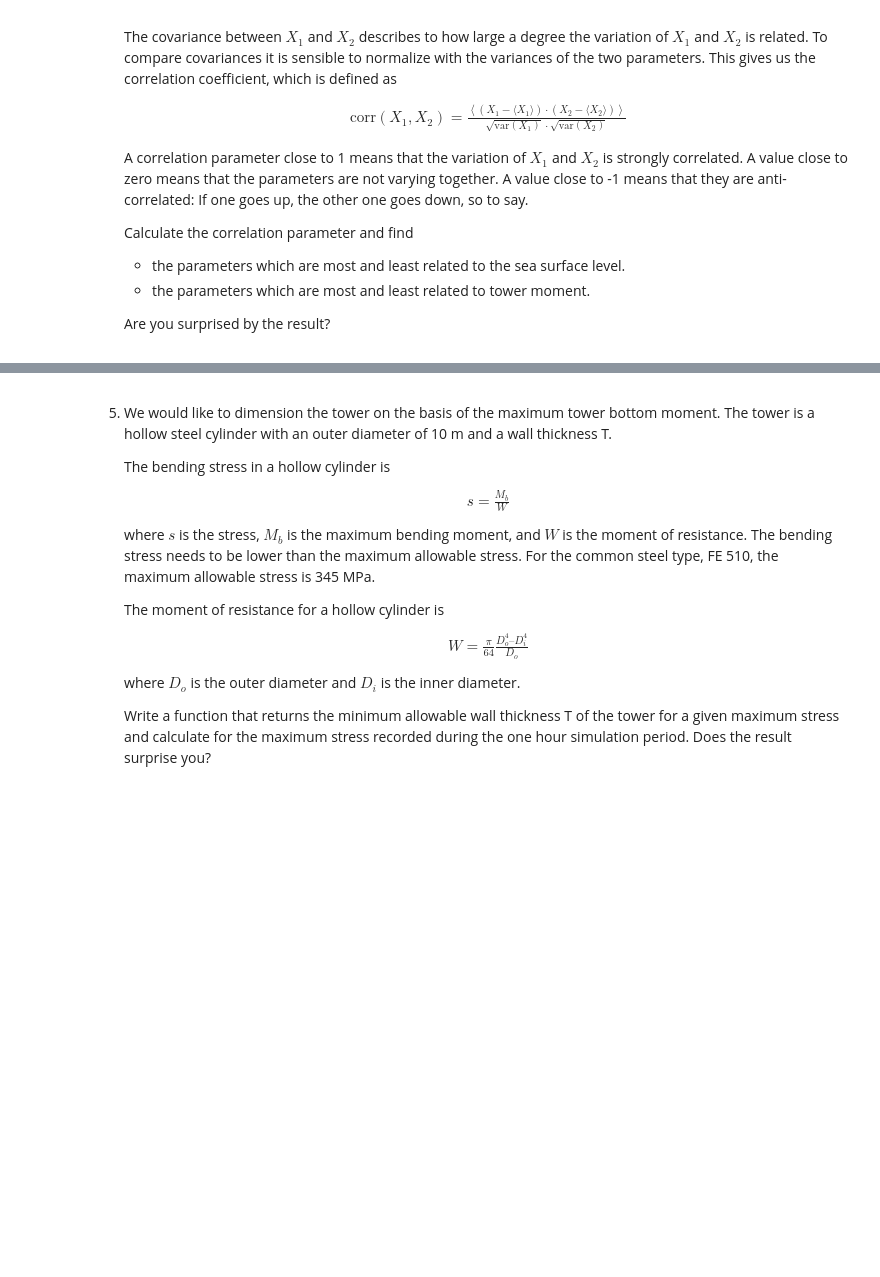
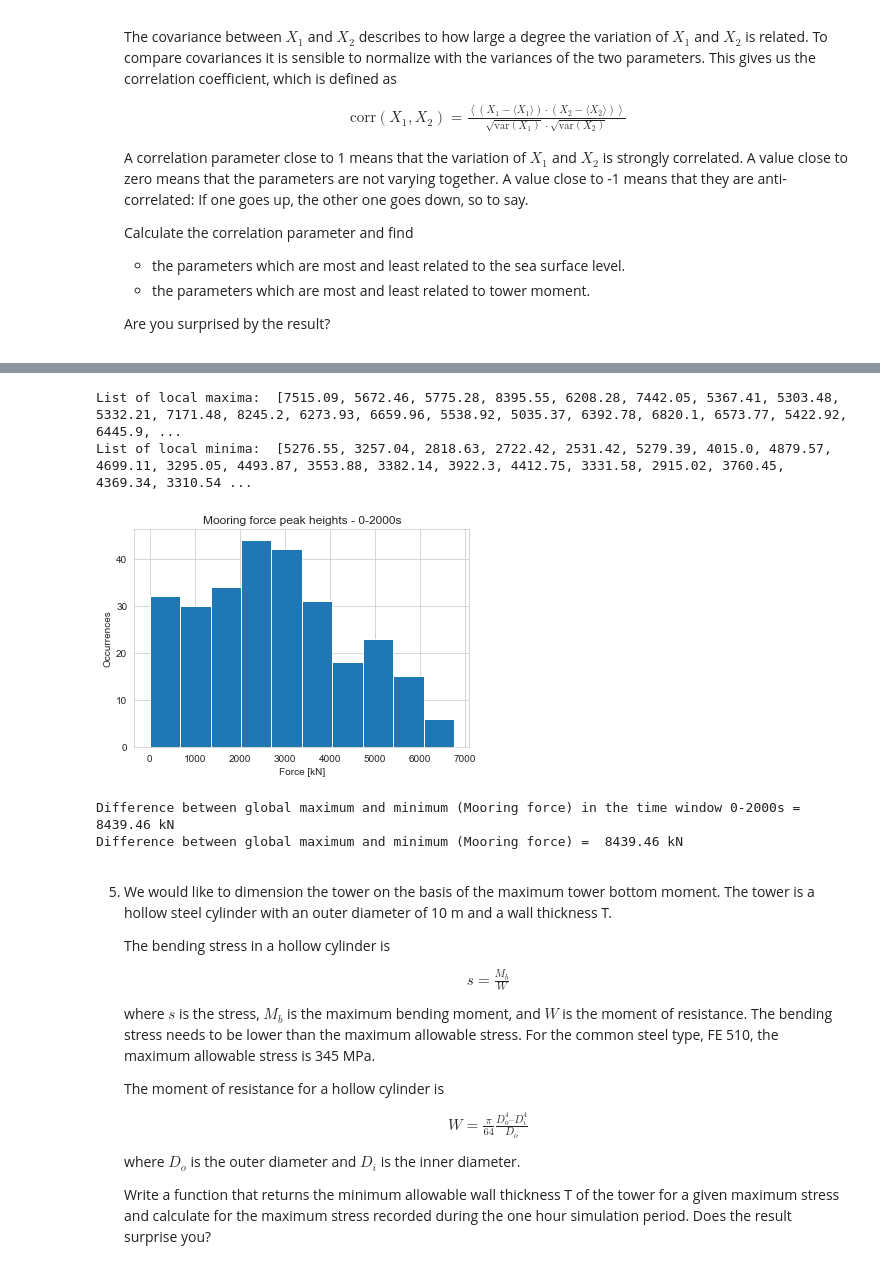
Before and after one commit to smilex555/phys718-hwp, a Jupyter notebook: project1-test/Project_1_Floating_Wind_Turbine_students.ipynb, the cells around one changed output, grey strips where cells are left out. Drawn from its saved outputs; the diff is of its cells as text; code cells hidden in the pictures; blank space fills up the shorter version.

```diff
--- a/project1-test/Project_1_Floating_Wind_Turbine_students.ipynb
+++ b/project1-test/Project_1_Floating_Wind_Turbine_students.ipynb
@@ -494,3 +621,31 @@ Tower mom.           1.00
+# %%
+smooring2 = sliceArray(mooring, t, 0, 2000)
+stime2 = sliceArray(t, t, 0, 2000)
+
+lmaxsmooring2, lmaxsmooringi2, lminsmooring2, lminsmooringi2 = locext(smooring2)
+diffsmooring2 = diffext(lmaxsmooring2, lmaxsmooringi2, lminsmooring2, lminsmooringi2)
+
+print("List of local maxima: ", lmaxsmooring2)
+print("List of local minima: ", lminsmooring2)
+
+plt.hist(diffsmooring2, bins = 10)
+plt.xlabel('Force [kN]')
+plt.ylabel('Occurrences')
+plt.title('Mooring force peak heights - 0-2000s')
+plt.show()
+# %% [output]
+List of local maxima:  [7515.09, 5672.46, 5775.28, 8395.55, 6208.28, 7442.05, 5367.41, 5303.48, 5332.21, 7171.48, 8245.2, 6273.93, 6659.96, 5538.92, 5035.37, 6392.78, 6820.1, 6573.77, 5422.92, 6445.9, ...
+List of local minima:  [5276.55, 3257.04, 2818.63, 2722.42, 2531.42, 5279.39, 4015.0, 4879.57, 4699.11, 3295.05, 4493.87, 3553.88, 3382.14, 3922.3, 4412.75, 3331.58, 2915.02, 3760.45, 4369.34, 3310.54 ...
+[figure, added]
+# %%
+#difference between global maximum and minimum in the time window 0-2000s
+print("Difference between global maximum and minimum (Mooring force) in the time window 0-2000s = ", max(smooring2) - min(smooring2), "kN")
+
+#difference between global maximum and minimum in the overall dataset
+print("Difference between global maximum and minimum (Mooring force) = ", max(mooring) - min(mooring), "kN")
+# %% [output]
+Difference between global maximum and minimum (Mooring force) in the time window 0-2000s =  8439.46 kN
+Difference between global maximum and minimum (Mooring force) =  8439.46 kN
 # %% [markdown]
 5. We would like to dimension the tower on the basis of the maximum tower bottom moment.
     The tower is a hollow steel cylinder with an outer diameter of 10 m and a wall thickness T.
```
Also changed, not shown: parts of 10 cells of this notebook.
